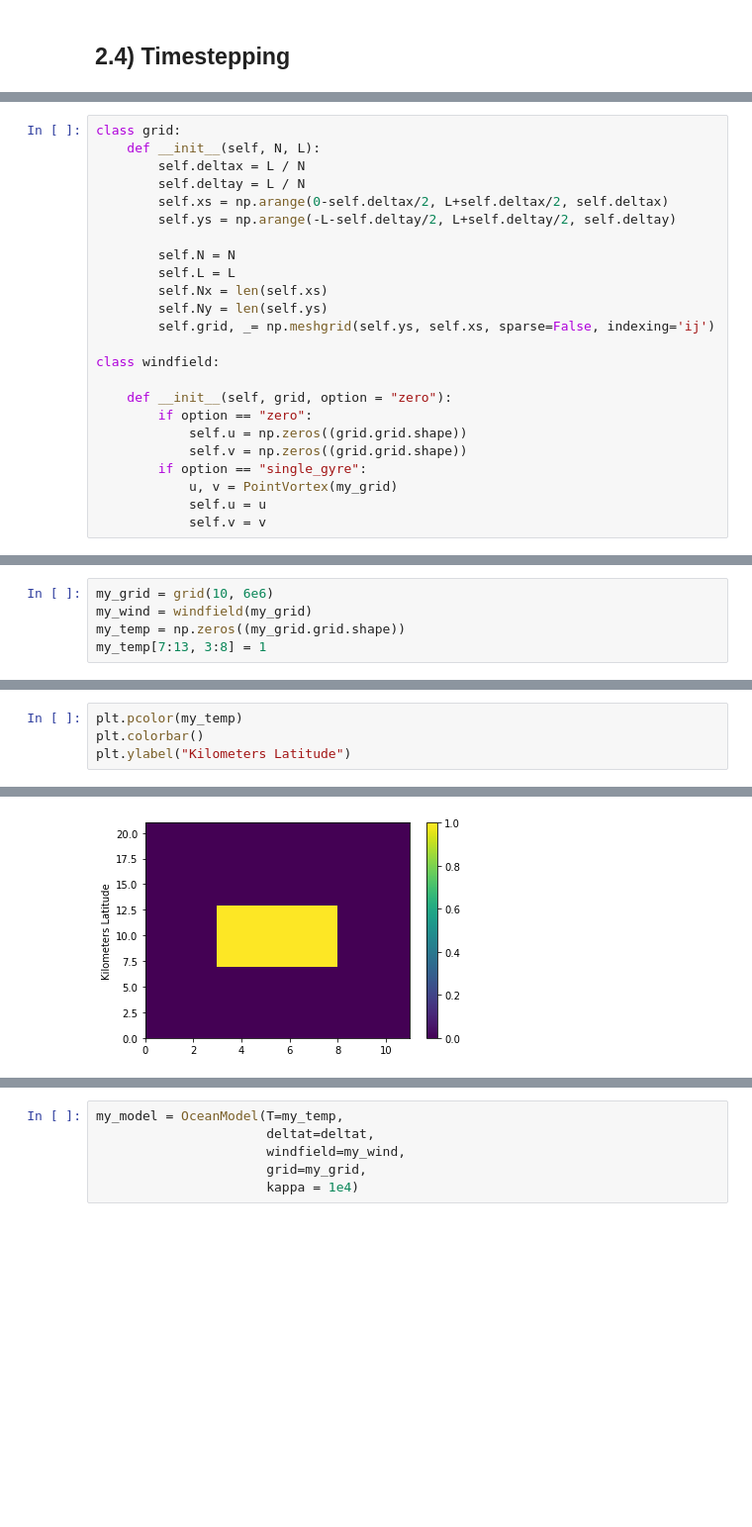
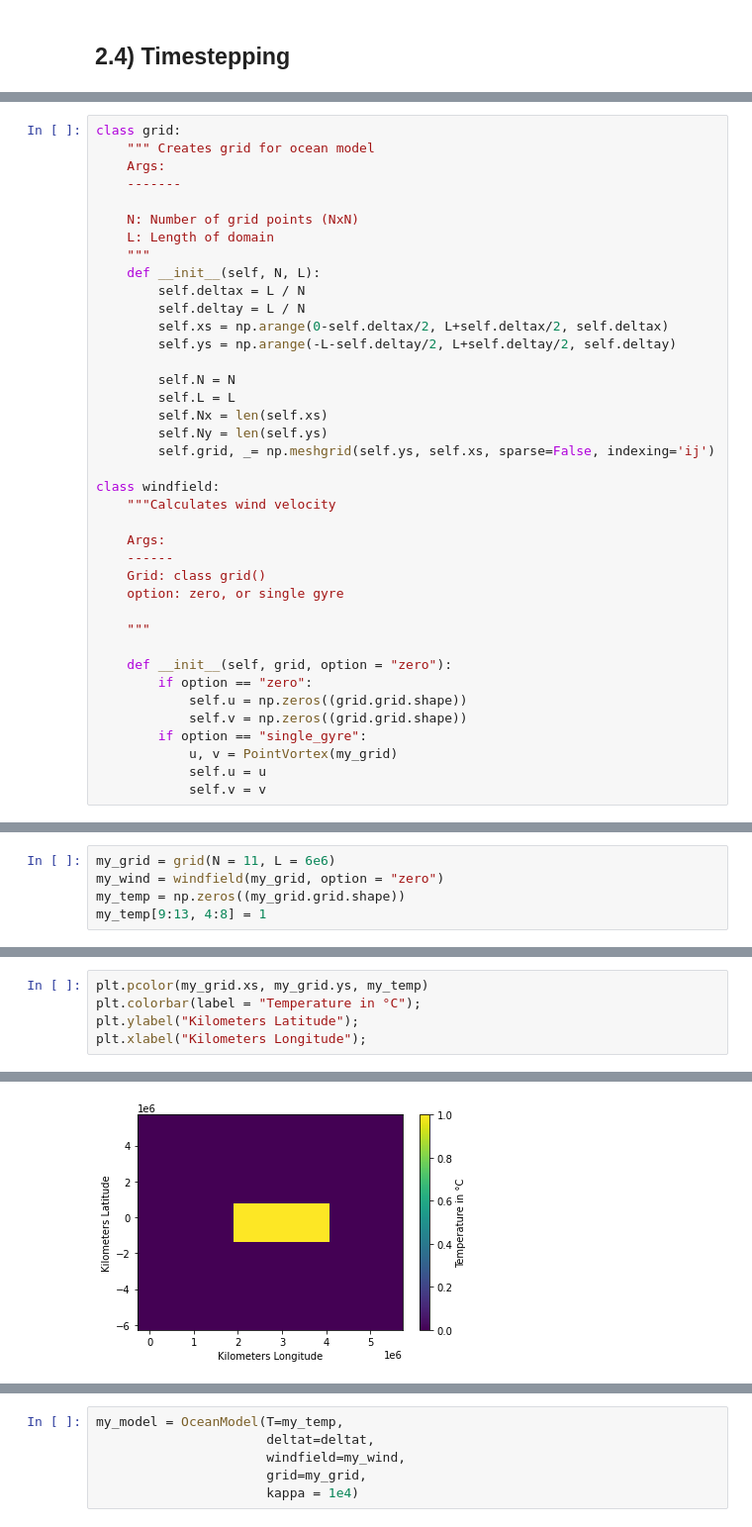
Before and after one commit to t3bol90/personal_blog, a Jupyter notebook: _notebooks/2020-12-02-heat-transport.ipynb, the cells around one changed output, grey strips where cells are left out. Shown at 99% size. Saved outputs shown, nothing was run; the diff lists cells and outputs as text; blank space fills up the shorter version.

```diff
--- a/_notebooks/2020-12-02-heat-transport.ipynb
+++ b/_notebooks/2020-12-02-heat-transport.ipynb
@@ -306,5 +299,12 @@ class OceanModel():
 # %%
 class grid:
+    """ Creates grid for ocean model
+    Args:
+    -------
+
+    N: Number of grid points (NxN)
+    L: Length of domain
+    """
     def __init__(self, N, L):
         self.deltax = L / N
         self.deltay = L / N
@@ -318,6 +318,14 @@ class grid:
         self.grid, _= np.meshgrid(self.ys, self.xs, sparse=False, indexing='ij')
 
 class windfield:
+    """Calculates wind velocity
+
+    Args:
+    ------
+    Grid: class grid()
+    option: zero, or single gyre
+
+    """
 
     def __init__(self, grid, option = "zero"):
         if option == "zero":
@@ -330,5 +343,5 @@ class windfield:
 # %%
-my_grid = grid(10, 6e6)
-my_wind = windfield(my_grid)
+my_grid = grid(N = 11, L = 6e6)
+my_wind = windfield(my_grid, option = "zero")
 my_temp = np.zeros((my_grid.grid.shape))
-my_temp[7:13, 3:8] = 1
+my_temp[9:13, 4:8] = 1
@@ -335,5 +352,6 @@ my_temp[7:13, 3:8] = 1
 # %%
-plt.pcolor(my_temp)
-plt.colorbar()
-plt.ylabel("Kilometers Latitude")
+plt.pcolor(my_grid.xs, my_grid.ys, my_temp)
+plt.colorbar(label = "Temperature in °C");
+plt.ylabel("Kilometers Latitude");
+plt.xlabel("Kilometers Longitude");
 # %% [output]
@@ -341,2 +358,2 @@ Text(0, 0.5, 'Kilometers Latitude')
-[figure, old version]
+[figure, new version]
 # %%
```
Also changed, not shown: parts of 47 cells of this notebook, 2 other files.
